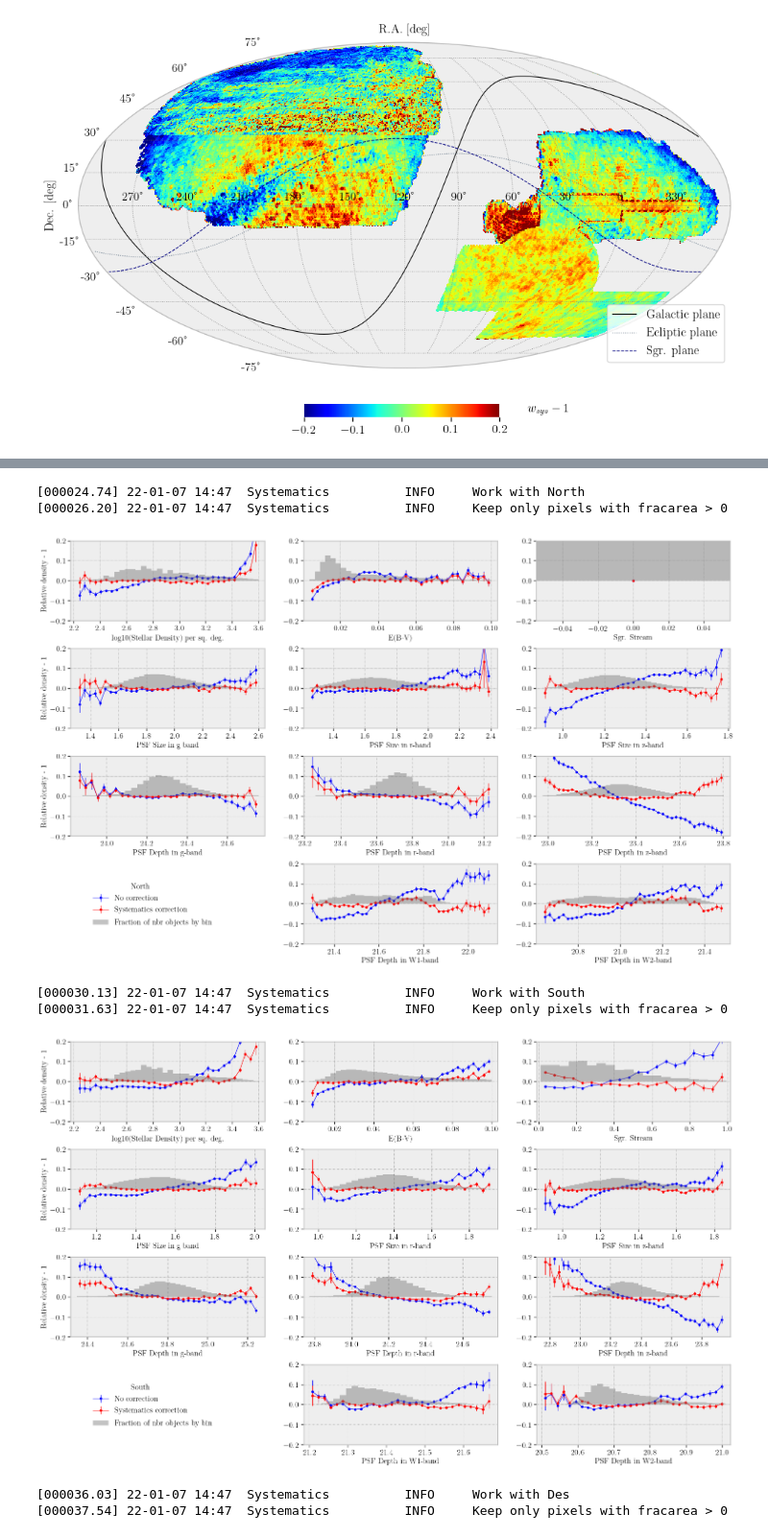
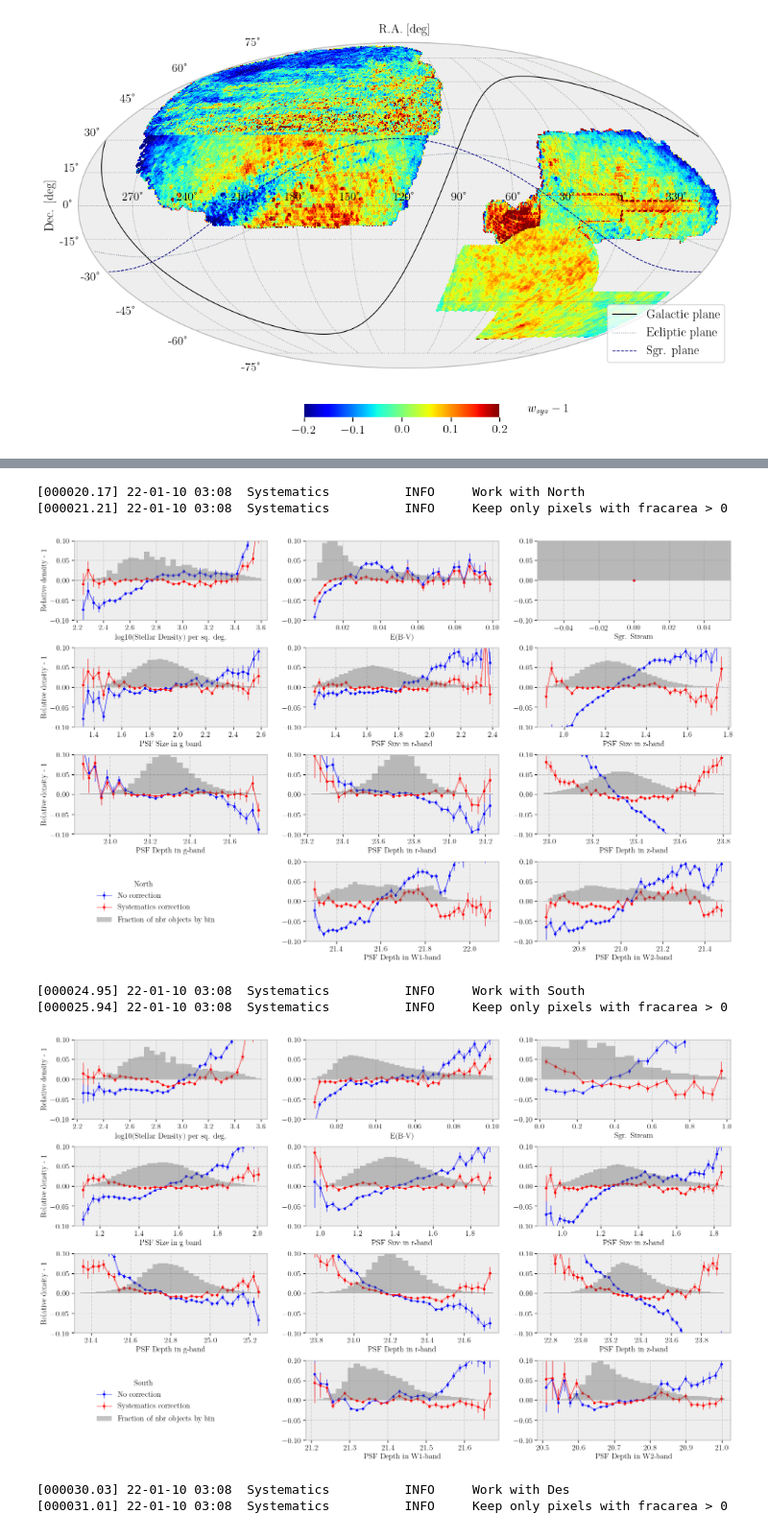
Before and after one commit to echaussidon/regressis, a Jupyter notebook: nb/photometric_mitigation_data.ipynb, the cells around one changed output, grey strips where cells are left out. Shown at 96% size. Saved outputs shown, nothing was run; the diff lists cells and outputs as text; code cells hidden in the pictures.

```diff
--- a/nb/photometric_mitigation_data.ipynb
+++ b/nb/photometric_mitigation_data.ipynb
@@ -178,5 +178,5 @@ with np.errstate(divide='ignore', invalid='ignore'):
 # %%
 # Can also used pre-defined functions from regression class:
 
-regression.plot_maps_and_systematics(max_plot_cart=400, cut_fracarea=False, show=True, save=False)
+regression.plot_maps_and_systematics(max_plot_cart=400, cut_fracarea=False, show=True, save=False, ax_lim=0.1)
 # %% [output]
@@ -185,9 +185,9 @@ regression.plot_maps_and_systematics(max_plot_cart=400, cut_fracarea=False, show
 [figure]
-[000024.74] 22-01-07 14:47  Systematics          INFO     Work with North
-[000026.20] 22-01-07 14:47  Systematics          INFO     Keep only pixels with fracarea > 0
+[000020.17] 22-01-10 03:08  Systematics          INFO     Work with North
+[000021.21] 22-01-10 03:08  Systematics          INFO     Keep only pixels with fracarea > 0
-[figure, old version]
+[figure, new version]
-[000030.13] 22-01-07 14:47  Systematics          INFO     Work with South
-[000031.63] 22-01-07 14:47  Systematics          INFO     Keep only pixels with fracarea > 0
+[000024.95] 22-01-10 03:08  Systematics          INFO     Work with South
+[000025.94] 22-01-10 03:08  Systematics          INFO     Keep only pixels with fracarea > 0
-[figure, old version]
+[figure, new version]
-[000036.03] 22-01-07 14:47  Systematics          INFO     Work with Des
-[000037.54] 22-01-07 14:47  Systematics          INFO     Keep only pixels with fracarea > 0
+[000030.03] 22-01-10 03:08  Systematics          INFO     Work with Des
+[000031.01] 22-01-10 03:08  Systematics          INFO     Keep only pixels with fracarea > 0
```
Also changed, not shown: parts of 5 cells of this notebook.
